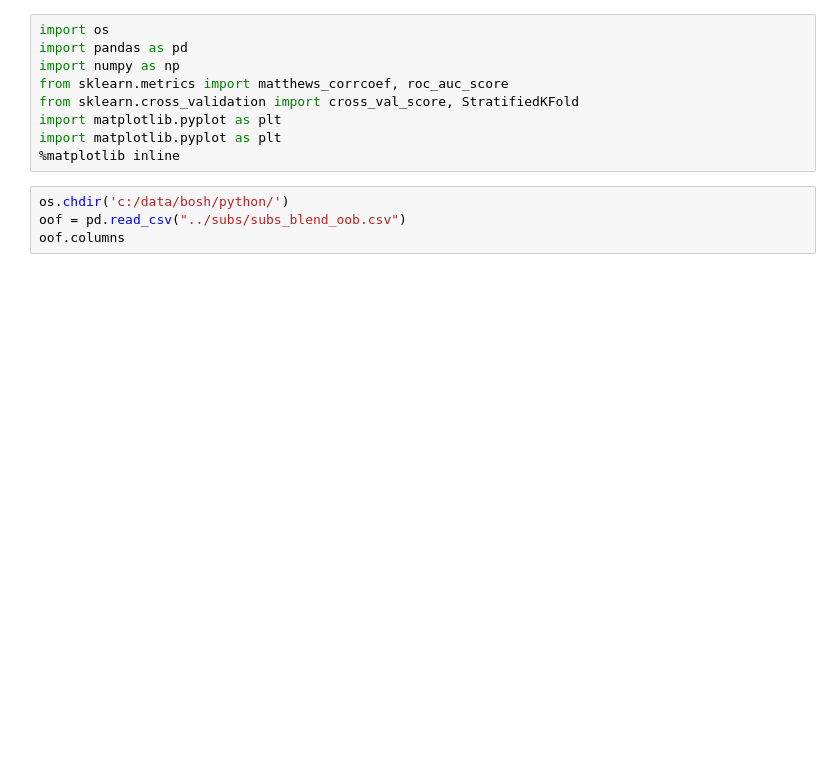
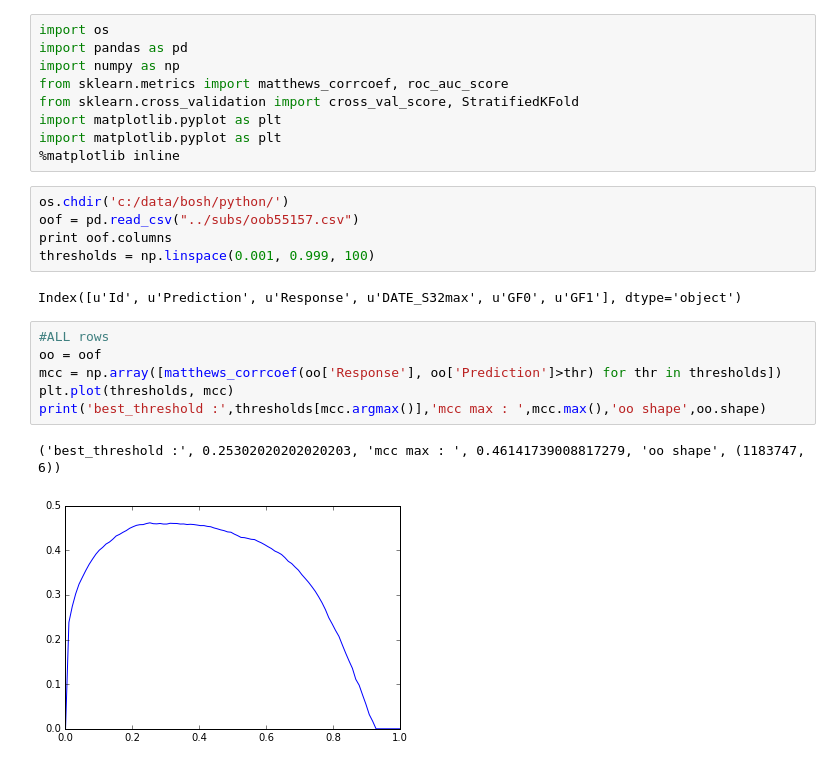
Before and after one commit to Laurae2/Bosch, a Jupyter notebook: bosch_MCC.ipynb, the cells around one changed output. Cells and saved outputs as stored; diff of their text form; blank space fills up the shorter version.

```diff
--- a/bosch_MCC.ipynb
+++ b/bosch_MCC.ipynb
@@ -9,5 +9,17 @@ import matplotlib.pyplot as plt
 %matplotlib inline
 # %%
 os.chdir('c:/data/bosh/python/')
-oof = pd.read_csv("../subs/subs_blend_oob.csv")
-oof.columns
+oof = pd.read_csv("../subs/oob55157.csv")
+print oof.columns
+thresholds = np.linspace(0.001, 0.999, 100)
+# %% [output]
+Index([u'Id', u'Prediction', u'Response', u'DATE_S32max', u'GF0', u'GF1'], dtype='object')
+# %%
+#ALL rows
+oo = oof
+mcc = np.array([matthews_corrcoef(oo['Response'], oo['Prediction']>thr) for thr in thresholds])
+plt.plot(thresholds, mcc)
+print('best_threshold :',thresholds[mcc.argmax()],'mcc max : ',mcc.max(),'oo shape',oo.shape)
+# %% [output]
+('best_threshold :', 0.25302020202020203, 'mcc max : ', 0.46141739008817279, 'oo shape', (1183747, 6))
+[figure, added]
```
Also changed, not shown: parts of 8 cells of this notebook.
